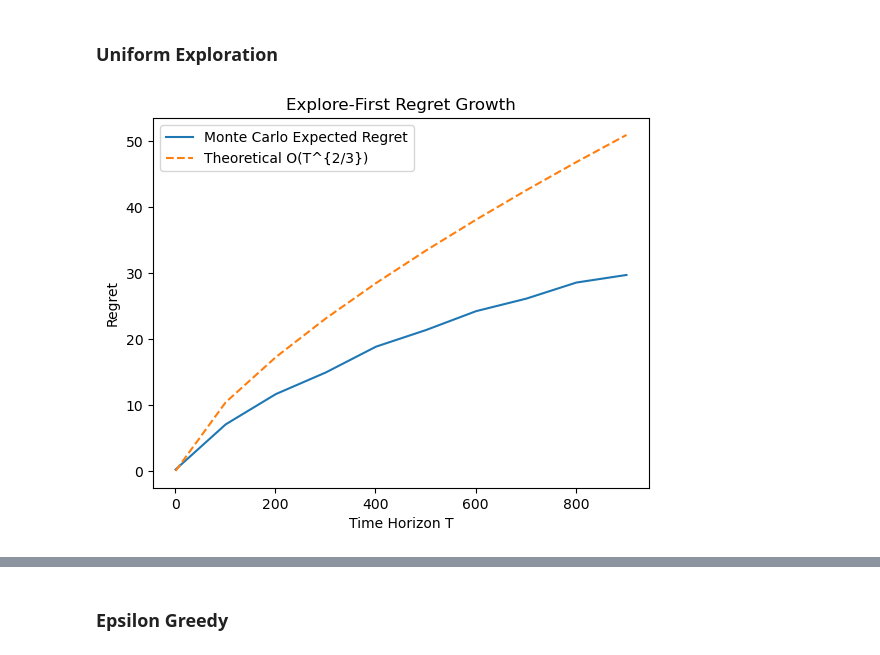
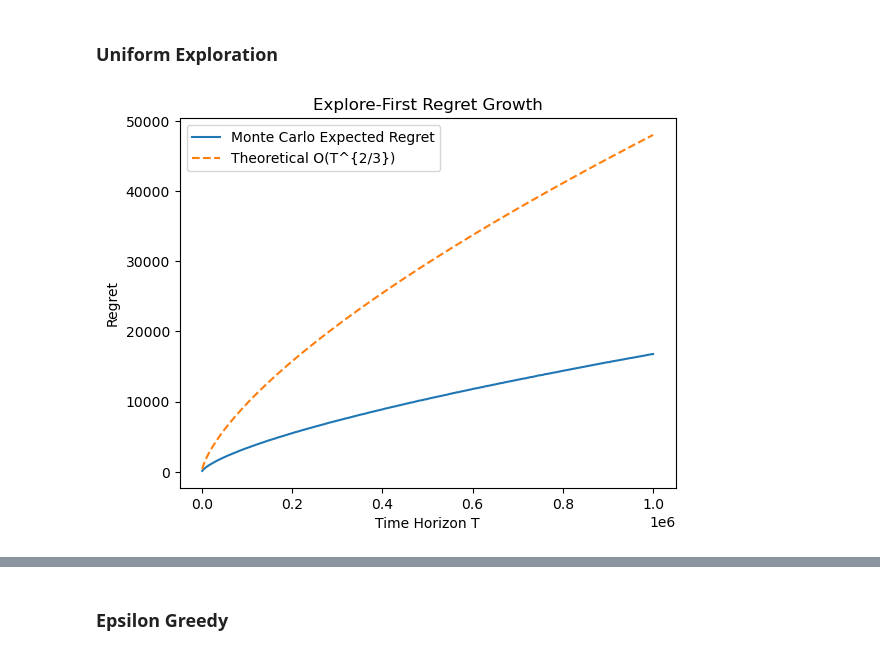
Before and after one commit to robert-zhang28/Multi-Armed-Bandits, a Jupyter notebook: algorithm_analysis.ipynb, the cells around one changed output, grey strips where cells are left out. Saved outputs shown, nothing was run; the diff lists cells and outputs as text; code cells hidden in the pictures.

```diff
--- a/algorithm_analysis.ipynb
+++ b/algorithm_analysis.ipynb
@@ -3,6 +3,7 @@
 # %%
 import numpy as np
 import matplotlib.pyplot as plt
+import math
 
 def explore_first(mu, N, T):
     K = len(mu)
@@ -20,47 +21,101 @@ def explore_first(mu, N, T):
 
     remaining = T - K * N
     if remaining > 0:
         rewards_a = np.random.binomial(1, mu[best_arm], remaining)
         rewards.extend(rewards_a)
 
     mu_star = max(mu)
 
     regret = mu_star * T - np.sum(rewards)
     return regret
 
-mu = [0.4, 0.6, 0.5]
+mu = [0.1, 0.2, 0.3, 0.4, 0.5, 0.6, 0.7, 0.8]
 N = 20
+
+# def expected_regret(mu, T, runs=1000):
+#     K = len(mu)
+#     N = int((T/K)**(2/3) * (np.log(T))**(1/3))
+
+#     regrets = []
+
+#     for _ in range(runs):
+#         regrets.append(explore_first(mu, N, T))
+
+#     return np.mean(regrets)
+
 
 def expected_regret(mu, T, runs=1000):
     K = len(mu)
-    N = int((T/K)**(2/3) * (np.log(T))**(1/3))
+    mu_arr = np.array(mu)
+    N = max(1, int((T / K) ** (2/3) * (np.log(max(T, 2))) ** (1/3)))
 
-    regrets = []
+    # All exploration rewards at once: shape (runs, K, N)
+    exploration = np.random.binomial(1, mu_arr[None, :, None], (runs, K, N))
+    estimates = exploration.mean(axis=2)           # (runs, K)
+    best_arms = np.argmax(estimates, axis=1)       # (runs,)
+    best_mu = mu_arr[best_arms]                    # (runs,)
 
-    for _ in range(runs):
-        regrets.append(explore_first(mu, N, T))
+    remaining = max(T - K * N, 0)
+    # Sum of `remaining` Bernoulli trials = one Binomial draw per run
+    exploitation = np.random.binomial(remaining, best_mu)  # (runs,)
 
-    return np.mean(regrets)
+    total_rewards = exploration.sum(axis=(1, 2)) + exploitation
+    return np.mean(max(mu) * T - total_rewards)
 
+time_horizons = np.linspace(1000, 1_000_000, 300, dtype=int)
+monte_carlo_expected_regret = [expected_regret(mu, T) for T in time_horizons]
 
-time_horizons = np.arange(1, 1001, 100)
-monte_carlo_expected_regret = []
-C = 0.2
-
-for th in time_horizons:
-    monte_carlo_expected_regret.append(expected_regret(mu, th))
-
-theoretical_expected_regret = C * (time_horizons**(2/3))*((len(mu)*np.log(time_horizons))**(1/3))
-
+theoretical_expected_regret = (time_horizons ** (2/3)) * ((len(mu) * np.log(time_horizons)) ** (1/3))
 
 plt.plot(time_horizons, monte_carlo_expected_regret, label="Monte Carlo Expected Regret")
 plt.plot(time_horizons, theoretical_expected_regret, label="Theoretical O(T^{2/3})", linestyle="--")
-
 plt.xlabel("Time Horizon T")
 plt.ylabel("Regret")
 plt.legend()
 plt.title("Explore-First Regret Growth")
+plt.show()
 
+normalized_regret = np.array(monte_carlo_expected_regret) / theoretical_expected_regret
+plt.plot(time_horizons, normalized_regret)
+plt.xlabel("Time Horizon T")
+plt.ylabel("Actual / Theoretical")
+plt.title("Normalized Regret for Explore-First")
 plt.show()
+
+
+
+
+
+
+
+
+
+# time_horizons = np.arange(1, 1000001, 1000)
+# monte_carlo_expected_regret = []
+# C = 0.2
+
+# for th in time_horizons:
+#     monte_carlo_expected_regret.append(expected_regret(mu, th))
+
+# theoretical_expected_regret = (time_horizons**(2/3))*((len(mu)*np.log(time_horizons))**(1/3))
+
+
+# plt.plot(time_horizons, monte_carlo_expected_regret, label="Monte Carlo Expected Regret")
+# plt.plot(time_horizons, theoretical_expected_regret, label="Theoretical O(T^{2/3})", linestyle="--")
+
+# plt.xlabel("Time Horizon T")
+# plt.ylabel("Regret")
+# plt.legend()
+# plt.title("Explore-First Regret Growth")
+
+# plt.show()
+
+# normalized_regret = np.array(monte_carlo_expected_regret) / theoretical_expected_regret
+
+# plt.plot(time_horizons, normalized_regret)
+# plt.xlabel("Time Horizon T")
+# plt.ylabel("Actual / Theoretical")
+# plt.title("Normalized Regret for Explore-First")
+# plt.show()
 # %% [output]
-[figure, old version]
+[figure, new version]
```
Also changed, not shown: parts of 6 cells of this notebook.
